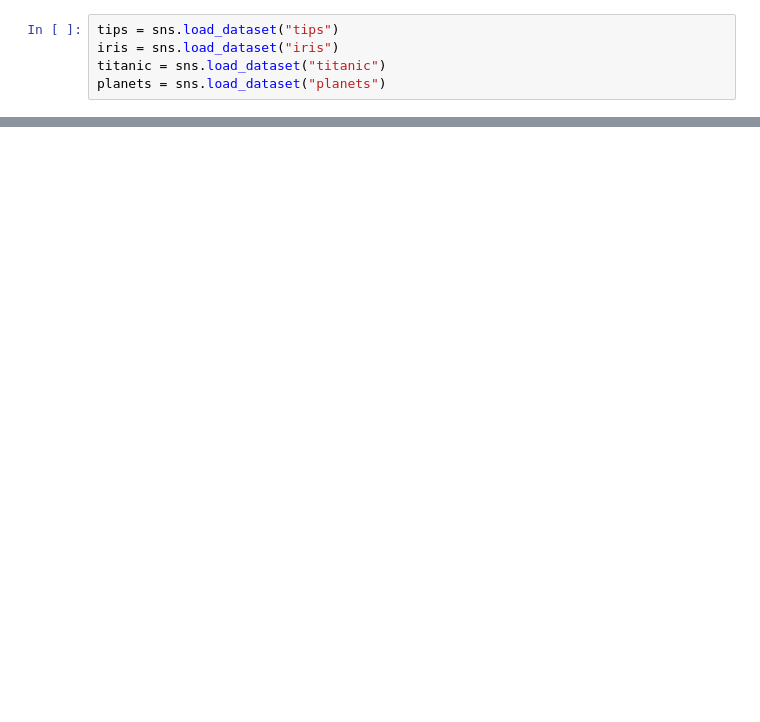
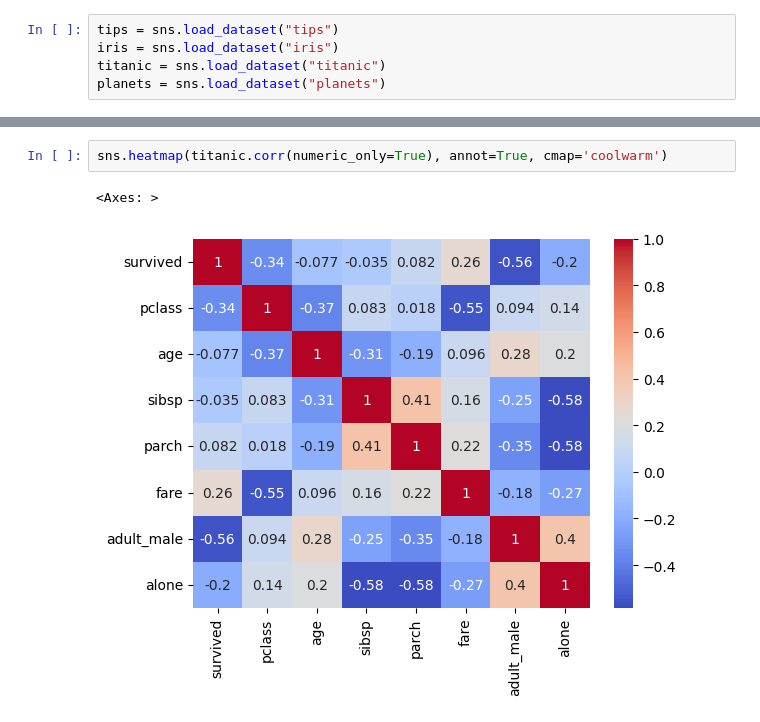
Before and after one commit to AM-Xavier/Python, a Jupyter notebook: Data Analysis/Libraries/Seaborn/datasets.ipynb, the cells around one changed output, grey strips where cells are left out. Drawn from its saved outputs; the diff is of its cells as text; blank space fills up the shorter version.

```diff
--- a/Data Analysis/Libraries/Seaborn/datasets.ipynb
+++ b/Data Analysis/Libraries/Seaborn/datasets.ipynb
@@ -68,0 +70,5 @@ sns.boxplot(x='day', y='total_bill', data=tips, hue='sex', palette='RdYlBu')
+# %%
+sns.heatmap(titanic.corr(numeric_only=True), annot=True, cmap='coolwarm')
+# %% [output]
+<Axes: >
+[figure, added]
```
Also changed, not shown: parts of 18 cells of this notebook.
